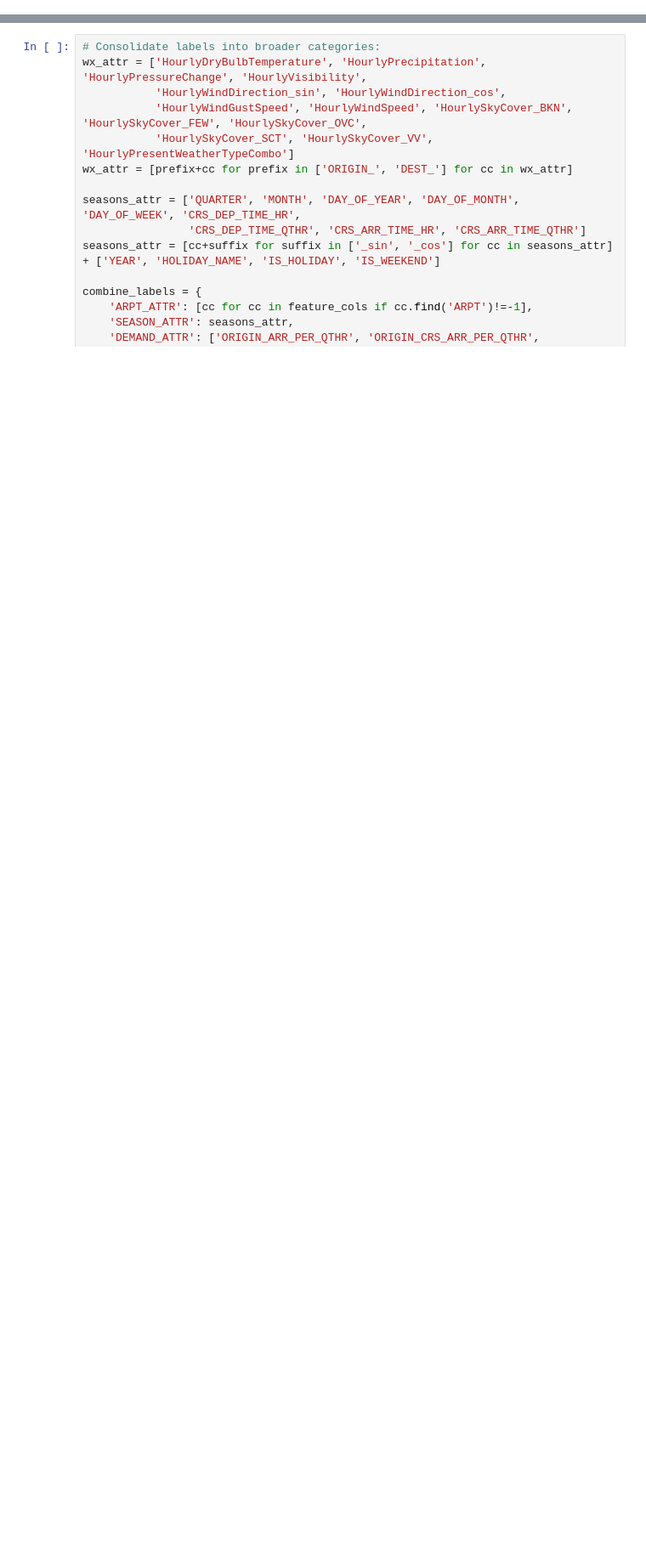
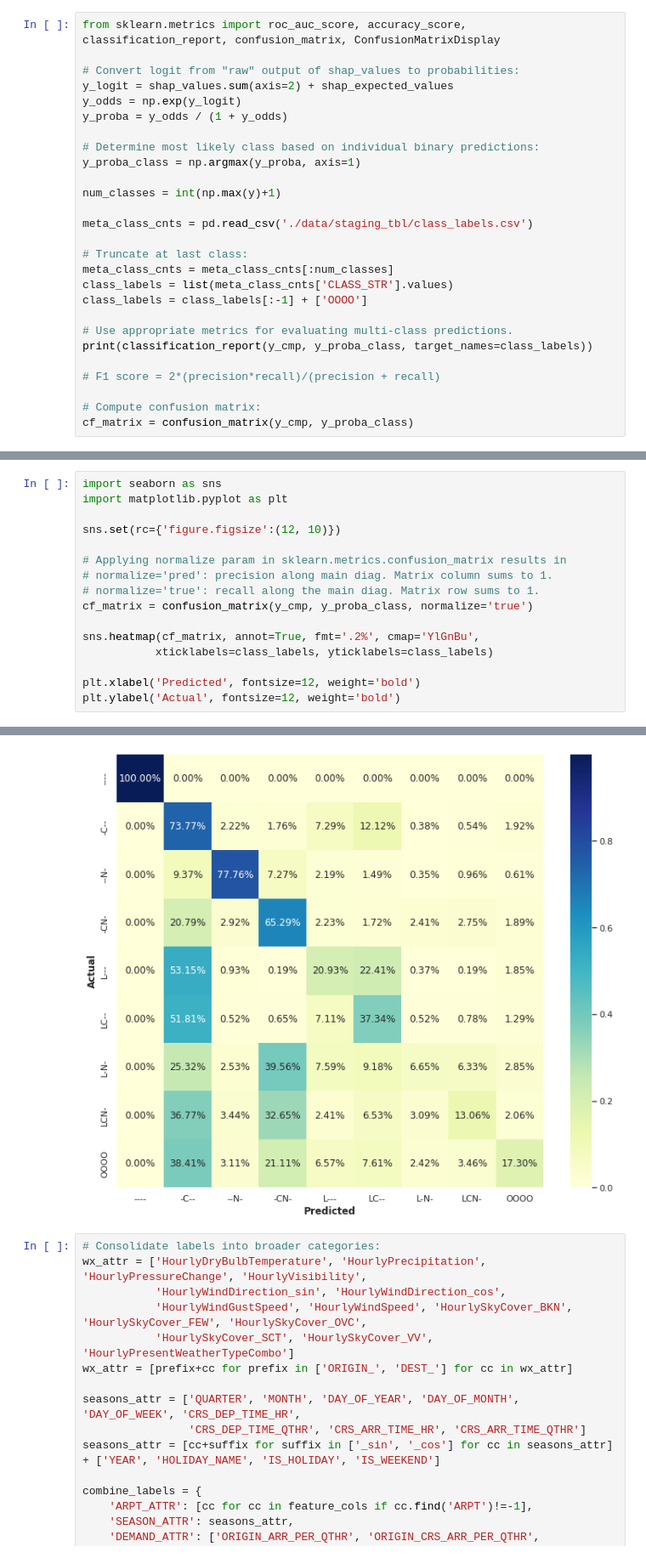
Before and after one commit to btong04/flight-delay-causes, a Jupyter notebook: 5-explain_airline_delay_xgboost_model.ipynb, the cells around one changed output, grey strips where cells are left out. Shown: that part at 85% size. Cells and saved outputs as stored; diff of their text form; blank space fills up the shorter version.

```diff
--- a/5-explain_airline_delay_xgboost_model.ipynb
+++ b/5-explain_airline_delay_xgboost_model.ipynb
@@ -261,0 +210,27 @@ shap_global_imp_plt(shap_values, feature_cols, 15)
+# %%
+from sklearn.metrics import roc_auc_score, accuracy_score, classification_report, confusion_matrix, ConfusionMatrixDisplay
+
+# Convert logit from "raw" output of shap_values to probabilities:
+y_logit = shap_values.sum(axis=2) + shap_expected_values
+y_odds = np.exp(y_logit)
+y_proba = y_odds / (1 + y_odds)
+
+# Determine most likely class based on individual binary predictions:
+y_proba_class = np.argmax(y_proba, axis=1)
+
+num_classes = int(np.max(y)+1)
+
+meta_class_cnts = pd.read_csv('./data/staging_tbl/class_labels.csv')
+
+# Truncate at last class:
+meta_class_cnts = meta_class_cnts[:num_classes]
+class_labels = list(meta_class_cnts['CLASS_STR'].values)
+class_labels = class_labels[:-1] + ['OOOO']
+
+# Use appropriate metrics for evaluating multi-class predictions.
+print(classification_report(y_cmp, y_proba_class, target_names=class_labels))
+
+# F1 score = 2*(precision*recall)/(precision + recall)
+
+# Compute confusion matrix:
+cf_matrix = confusion_matrix(y_cmp, y_proba_class)
@@ -261,0 +257,17 @@ shap_global_imp_plt(shap_values, feature_cols, 15)
+# %%
+import seaborn as sns
+import matplotlib.pyplot as plt
+
+sns.set(rc={'figure.figsize':(12, 10)})
+
+# Applying normalize param in sklearn.metrics.confusion_matrix results in
+# normalize='pred': precision along main diag. Matrix column sums to 1.
+# normalize='true': recall along the main diag. Matrix row sums to 1.
+cf_matrix = confusion_matrix(y_cmp, y_proba_class, normalize='true')
+
+sns.heatmap(cf_matrix, annot=True, fmt='.2%', cmap='YlGnBu',
+           xticklabels=class_labels, yticklabels=class_labels)
+
+plt.xlabel('Predicted', fontsize=12, weight='bold')
+plt.ylabel('Actual', fontsize=12, weight='bold')
+# %% [output]
@@ -262,3 +275,4 @@ shap_global_imp_plt(shap_values, feature_cols, 15)
+[figure, added]
 # %%
 # Consolidate labels into broader categories:
 wx_attr = ['HourlyDryBulbTemperature', 'HourlyPrecipitation', 'HourlyPressureChange', 'HourlyVisibility',
```
Also changed, not shown: parts of 22 cells of this notebook, 1 other file.
